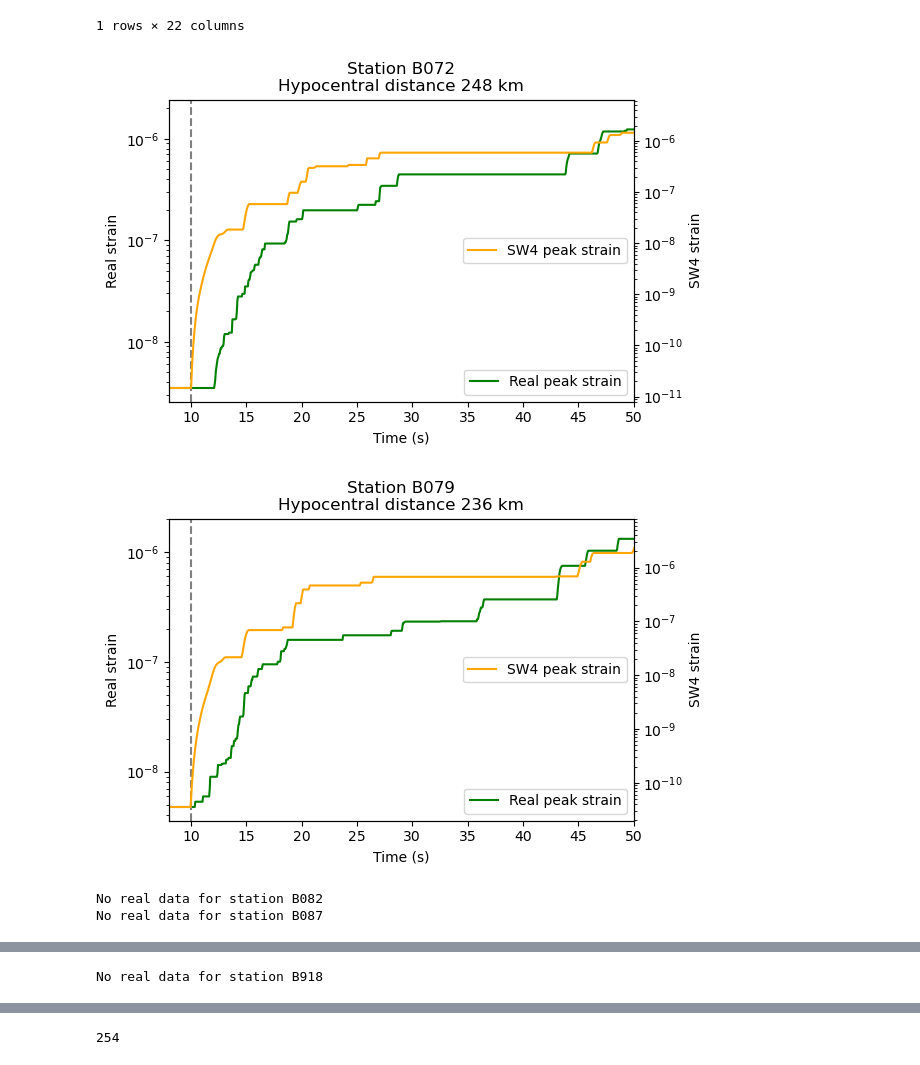
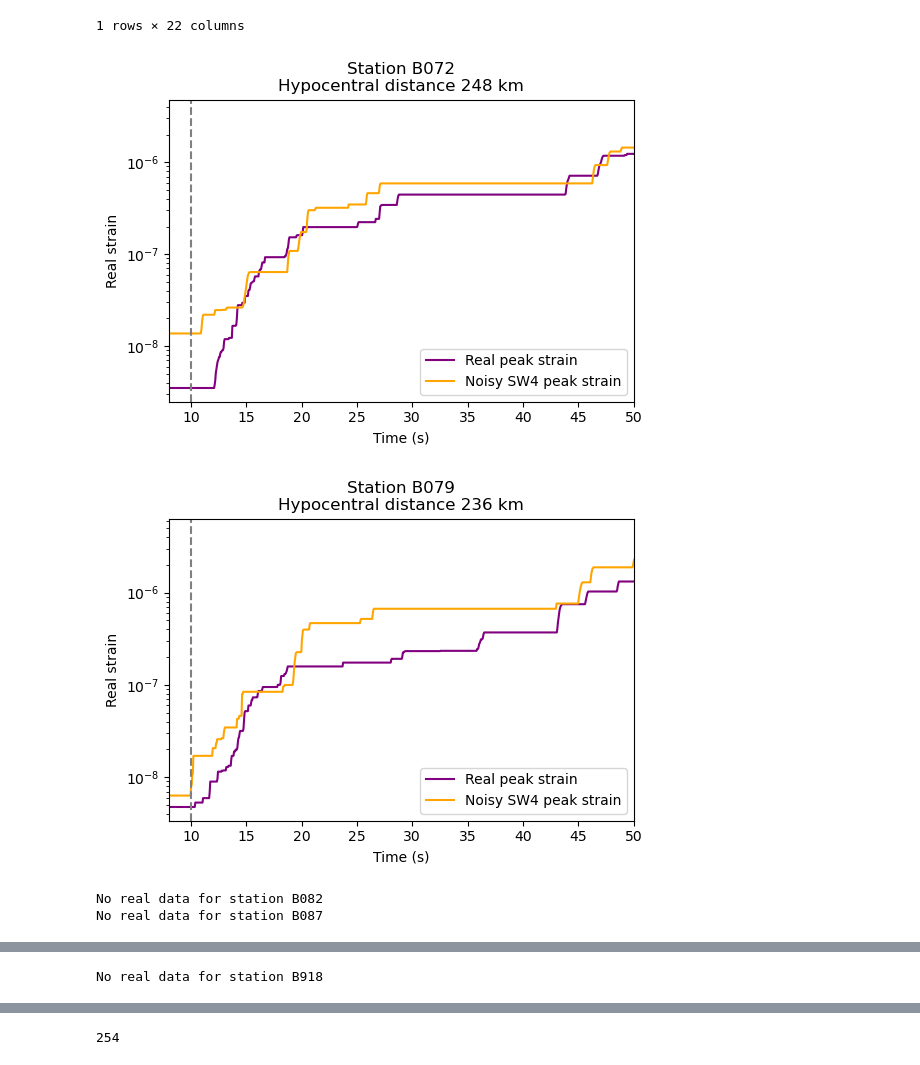
Before and after one commit to UO-Geophysics/sw4_strain, a Jupyter notebook: plot_real_peak_strain_vs_sw4_peak_strain.ipynb, the cells around one changed output, grey strips where cells are left out. Drawn from its saved outputs; the diff is of its cells as text; code cells hidden in the pictures.

```diff
--- a/plot_real_peak_strain_vs_sw4_peak_strain.ipynb
+++ b/plot_real_peak_strain_vs_sw4_peak_strain.ipynb
@@ -39,6 +39,9 @@ for idx in range(len(stas)):
 
     sw4_rms_strain = np.load(sw4_path + 'rms_and_peak_sw4_data/strain/rms/' + sta + '.npy')
     sw4_peak_strain = np.load(sw4_path + 'rms_and_peak_sw4_data/strain/peak/' + sta + '.npy')
+
+    sw4_noisy_rms_strain = np.load(sw4_path + 'rms_and_peak_sw4_data/strain/noisy/rms/' + sta + '.npy')
+    sw4_noisy_peak_strain = np.load(sw4_path + 'rms_and_peak_sw4_data/strain/noisy/peak/' + sta + '.npy')
 
     try:
         real_rms_strain = read(real_path + 'strain_data/rms/2019-07-06_M7.1/' + sta + '.mseed')
@@ -54,11 +57,17 @@ for idx in range(len(stas)):
     sw4_rms_strain_times = sw4_rms_strain[:,0]
     sw4_rms_strain_data = sw4_rms_strain[:,1]
 
+    sw4_noisy_rms_strain_times = sw4_noisy_rms_strain[:,0]
+    sw4_noisy_rms_strain_data = sw4_noisy_rms_strain[:,1]
+
     real_rms_strain_times = real_rms_strain[0].times()
     real_rms_strain_data = real_rms_strain[0].data
 
     sw4_peak_strain_times = sw4_peak_strain[:,0]
     sw4_peak_strain_data = sw4_peak_strain[:,1]
+
+    sw4_noisy_peak_strain_times = sw4_noisy_peak_strain[:,0]
+    sw4_noisy_peak_strain_data = sw4_noisy_peak_strain[:,1]
 
     real_peak_strain_times = real_peak_strain[0].times() # This has been shifted so that the P-wave arrival is at 10 seconds
     real_peak_strain_data = real_peak_strain[0].data
@@ -68,9 +77,11 @@ for idx in range(len(stas)):
     if theo_p_arr >= 10: # Shift the peak strain backward
         shift_amount = theo_p_arr - 10
         sw4_peak_strain_times = sw4_peak_strain_times - shift_amount
+        sw4_noisy_peak_strain_times = sw4_noisy_peak_strain_times - shift_amount
     else: # Shift the peak strain forward
         shift_amount = 10 - theo_p_arr
         sw4_peak_strain_times = sw4_peak_strain_times + shift_amount
+        sw4_noisy_peak_strain_times = sw4_noisy_peak_strain_times + shift_amount
 
     plot_peak = True
     show_or_save = 'show'
@@ -85,11 +96,13 @@ for idx in range(len(stas)):
     ax.set_title('Station ' + str(sta) + '\nHypocentral distance ' + str(round(hypo_dist)) + ' km')
 
     if plot_peak:
-        ax.plot(real_peak_strain_times, real_peak_strain_data, color = 'green', label = 'Real peak strain')
+        ax.plot(real_peak_strain_times, real_peak_strain_data, color = 'purple', label = 'Real peak strain')
+        ax.plot(sw4_noisy_peak_strain_times, sw4_noisy_peak_strain_data, color = 'orange', label = 'Noisy SW4 peak strain')
         ax.semilogy()
 
     else:
         ax.plot(real_rms_strain_times, real_rms_strain_data, color = 'red', label = 'Real RMS strain')
+        ax.plot(sw4_noisy_rms_strain_times, sw4_noisy_rms_strain_data, color = 'blue', label = 'Noisy SW4 RMS strain')
         # tol = 0.05
         # # Finds the index where the strain timeseries equals the low and high x limits you want
         # # Want the low y limit to be smaller than the minimum of the timeseries between the low and high xlims
@@ -97,48 +110,48 @@ for idx in range(len(stas)):
         # ax_ylow_i = np.where(np.abs(time_strain - xlim_low) <= tol)[0][0]
         # ax_yhigh_i = np.where(np.abs(time_strain - xlim_high) <= tol)[0][0]
         # ax_ylim_low = np.min(rms_strain[ax_ylow_i:ax_yhigh_i]) * 0.9
         # ax_ylim_high = np.max(rms_strain[ax_ylow_i:ax_yhigh_i]) * 1.1
         # ax.set_ylim(ax_ylim_low, ax_ylim_high)
 
-    ax2 = ax.twinx()
+#     ax2 = ax.twinx()
 
-    if plot_peak:
-        ax2.plot(sw4_peak_strain_times, sw4_peak_strain_data, color = 'orange', label = 'SW4 peak strain')
-        ax2.semilogy()
-    else:
-        ax2.plot(sw4_rms_strain_times, sw4_rms_strain_data, color = 'blue', label = 'SW4 RMS strain')
-        # ax2_ylow_i = np.where(np.abs(time_gnss - xlim_low) <= tol)[0][0]
-        # ax2_yhigh_i = np.where(np.abs(time_gnss - xlim_high) <= tol)[0][0]
-        # ax2_ylim_low = np.min(rms_gnss[ax2_ylow_i:ax2_yhigh_i]) * 0.9
-        # ax2_ylim_high = np.max(rms_gnss[ax2_ylow_i:ax2_yhigh_i]) * 1.1
-        # ax2.set_ylim(ax2_ylim_low, ax2_ylim_high)
+#     if plot_peak:
+#         ax2.plot(sw4_peak_strain_times, sw4_peak_strain_data, color = 'green', label = 'SW4 peak strain')
+#         ax2.semilogy()
+#     else:
+#         ax2.plot(sw4_rms_strain_times, sw4_rms_strain_data, color = 'blue', label = 'SW4 RMS strain')
+#         # ax2_ylow_i = np.where(np.abs(time_gnss - xlim_low) <= tol)[0][0]
+#         # ax2_yhigh_i = np.where(np.abs(time_gnss - xlim_high) <= tol)[0][0]
+#         # ax2_ylim_low = np.min(rms_gnss[ax2_ylow_i:ax2_yhigh_i]) * 0.9
+#         # ax2_ylim_high = np.max(rms_gnss[ax2_ylow_i:ax2_yhigh_i]) * 1.1
+#         # ax2.set_ylim(ax2_ylim_low, ax2_ylim_high)
 
     if plot_peak:
         ax.axvline(10, color = 'gray', linestyle = '--')
     else:
         ax.axvline(theo_p_arr, color = 'gray', linestyle = '--')
     # ax.set_xlim(xlim_low, xlim_high)
     ax.set_xlim(8, 50)
     ax.legend(loc = 'lower right')
     ax.set_xlabel('Time (s)')
     ax.set_ylabel('Real strain')
 
-    ax2.legend(loc = 'center right')
-    ax2.set_xlabel('Time (s)')
-    ax2.set_ylabel('SW4 strain')
+    # ax2.legend(loc = 'center right')
+    # ax2.set_xlabel('Time (s)')
+    # ax2.set_ylabel('SW4 strain')
 
     if show_or_save == 'show':
         plt.show()
     else:
         print('Saving ' + str(sta) + ' figure')
         if plot_peak:
             folder = 'peak'
         else:
             folder = 'rms'
         plt.savefig(path + 'rms_and_peak_sw4_vs_real_figs/' + folder + '/' + sta + '.png', format = 'PNG')
         plt.close()
 # %% [output]
-[figure, old version]
+[figure, new version]
-[figure, old version]
+[figure, new version]
 No real data for station B082
 No real data for station B087
```
Also changed, not shown: parts of 1 cell of this notebook, 6 other files.
